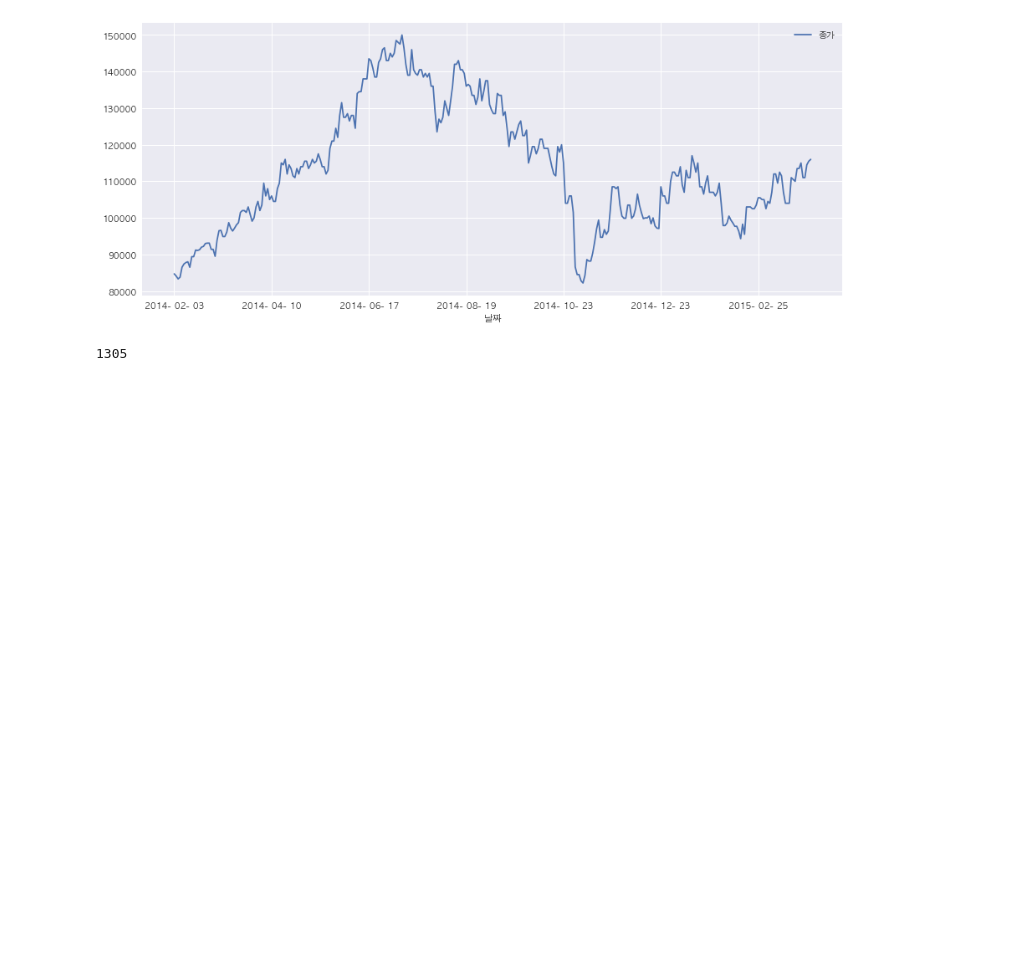
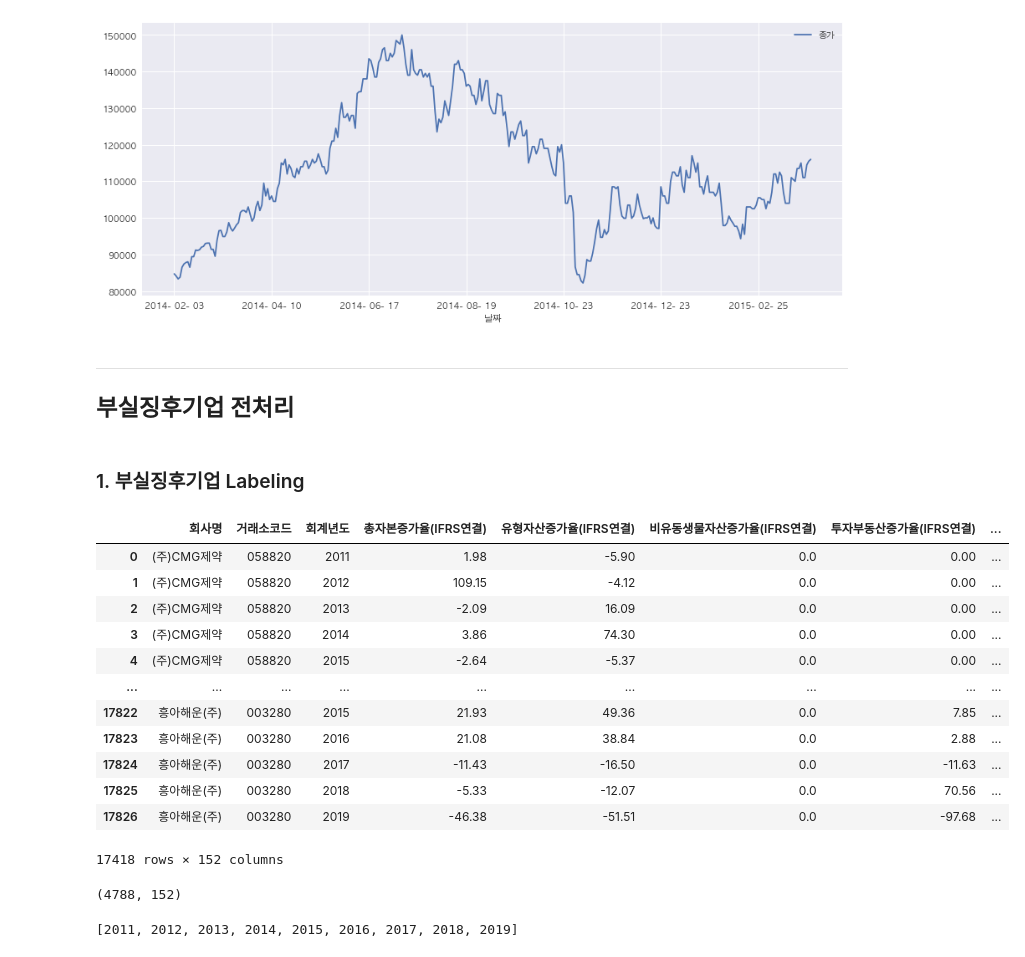
Before and after one commit to Jyassmin/UBION-PROJECT2, a Jupyter notebook: 1.preprocessing.ipynb, the cells around one changed output. Drawn from its saved outputs; the diff is of its cells as text; code cells hidden in the pictures; blank space fills up the shorter version.

```diff
--- a/1.preprocessing.ipynb
+++ b/1.preprocessing.ipynb
@@ -102,0 +6,19 @@ df[df["이자보상배율(이자비용)"]<1].iloc[50:500]
+# %%
+# func 모음
+
+# 1. 종목코드를 6자리로 통일. ex) 990 -> 000990
+def padding(x):
+    x = str(x)
+    return x.rjust(6, "0")
+
+# 2. 결산월 12월인 것만 선택
+# : 전체 데이터 4963개 중에서 12월 결산인 데이터가 4836개이다. 나머지 결산월의 데이터가 전체의 2.5%로 데이터량이 작기도하고 결측치가 많아 제거
+def func_yearin(x):
+    if x[5:7] == '12':
+        return True
+    else:
+        return False
+
+# 3. 회계년도컬럼, 년도만 뽑아서 int화
+def change_year(x):
+    return int(x[:4])
@@ -177,8 +121,42 @@ df_LG이노텍.plot(y = ['종가'], figsize = [15,6], grid = True)
 # %% [output]
 <AxesSubplot: xlabel='날짜'>
 [figure]
-# %%
-# 부실징후기업 갯수(10년간)
-len(df[df["이자보상배율(이자비용)"]<1]["회사명"].unique())
-# %% [output]
-1305
+# %% [markdown]
+---
+## 부실징후기업 전처리
+# %% [markdown]
+### 1. 부실징후기업 Labeling
+# %%
+df = pd.read_csv("./datasets/raw/사업보고서.csv", encoding="CP949")
+df["거래소코드"] = df["거래소코드"].map(padding)
+df = df[df["회계년도"].map(func_yearin)]
+df["회계년도"] = df["회계년도"].map(change_year)
+df
+# %% [output]
+|  | 회사명 | 거래소코드 | 회계년도 | 총자본증가율(IFRS연결) | 유형자산증가율(IFRS연결) | 비유동생물자산증가율(IFRS연결) | 투자부동산증가율(IFRS연결) | ... |
+| 0 | (주)CMG제약 | 058820 | 2011 | 1.98 | -5.90 | 0.0 | 0.00 | ... |
+| 1 | (주)CMG제약 | 058820 | 2012 | 109.15 | -4.12 | 0.0 | 0.00 | ... |
+| 2 | (주)CMG제약 | 058820 | 2013 | -2.09 | 16.09 | 0.0 | 0.00 | ... |
+| 3 | (주)CMG제약 | 058820 | 2014 | 3.86 | 74.30 | 0.0 | 0.00 | ... |
+| 4 | (주)CMG제약 | 058820 | 2015 | -2.64 | -5.37 | 0.0 | 0.00 | ... |
+| ... | ... | ... | ... | ... | ... | ... | ... | ... |
+| 17822 | 흥아해운(주) | 003280 | 2015 | 21.93 | 49.36 | 0.0 | 7.85 | ... |
+| 17823 | 흥아해운(주) | 003280 | 2016 | 21.08 | 38.84 | 0.0 | 2.88 | ... |
+| 17824 | 흥아해운(주) | 003280 | 2017 | -11.43 | -16.50 | 0.0 | -11.63 | ... |
+| 17825 | 흥아해운(주) | 003280 | 2018 | -5.33 | -12.07 | 0.0 | 70.56 | ... |
+| 17826 | 흥아해운(주) | 003280 | 2019 | -46.38 | -51.51 | 0.0 | -97.68 | ... |
+17418 rows × 152 columns
+# %%
+def func_company_filter(x): # 이자보상배율이 1미만인 데이터가 최소 1개 있는 기업들(부실징후기업대상)
+    if x in list_부실징후기업후보:
+        return True
+    else:
+        return False
+
+df = df[df["거래소코드"].map(func_company_filter)]
+print(df.shape)
+list(df["회계년도"].unique())
+# df.to_csv("./datasets/data_12월결산+대상기업.csv")
+# %% [output]
+(4788, 152)
+[2011, 2012, 2013, 2014, 2015, 2016, 2017, 2018, 2019]
```
Also changed, not shown: parts of 28 cells of this notebook, 8 other files.
